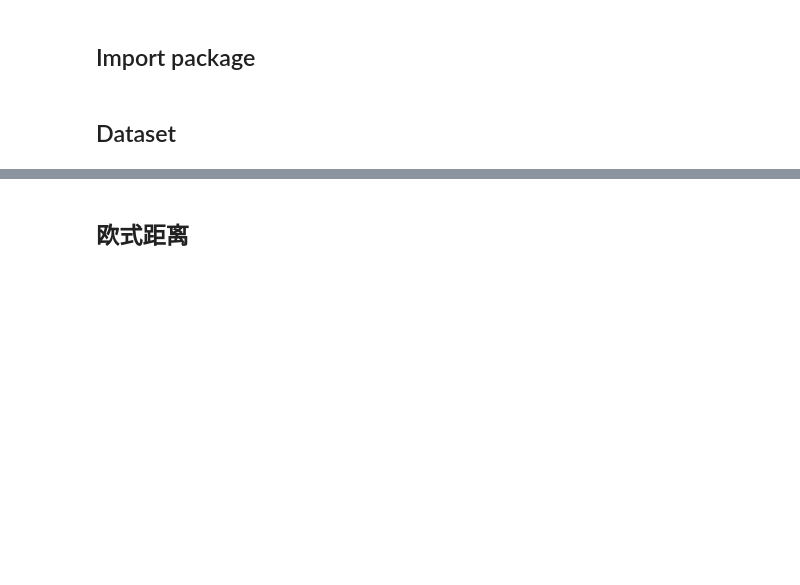
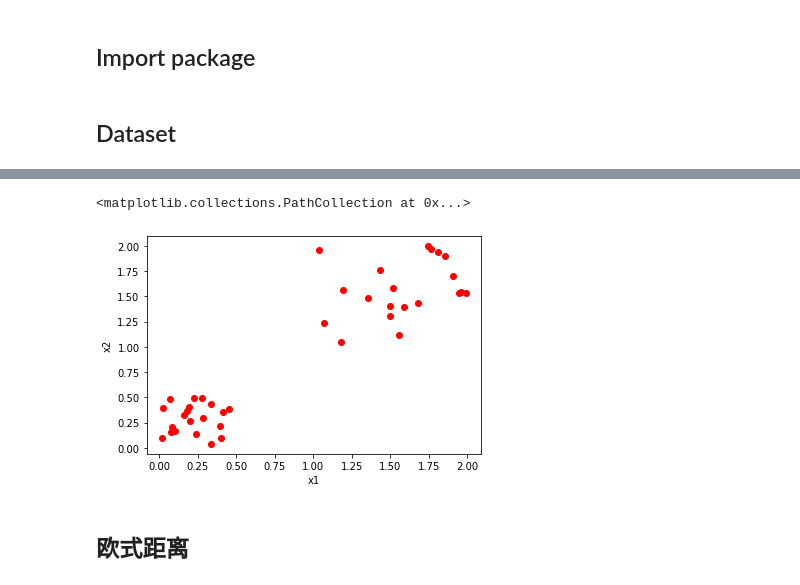
Before and after one commit to Humble-LiuAo/Machine-Learning, a Jupyter notebook: k-means/K_means_Clustering.ipynb, the cells around one changed output, grey strips where cells are left out. Cells and saved outputs as stored; diff of their text form; code cells hidden in the pictures; blank space fills up the shorter version.

```diff
--- a/k-means/K_means_Clustering.ipynb
+++ b/k-means/K_means_Clustering.ipynb
@@ -54,3 +45,12 @@ array([[0.19670575, 0.26617497],
+# %%
+x1 = dataset[:,0:dataset.shape[1] - 1]
+x2 = dataset[:,-1]
+plt.xlabel('x1')
+plt.ylabel('x2')
+plt.scatter(x1,x2, c='r')
+# %% [output]
+<matplotlib.collections.PathCollection at 0x...>
+[figure, added]
 # %% [markdown]
 ## 欧式距离
 # %% [markdown]
```
Also changed, not shown: parts of 8 cells of this notebook.
